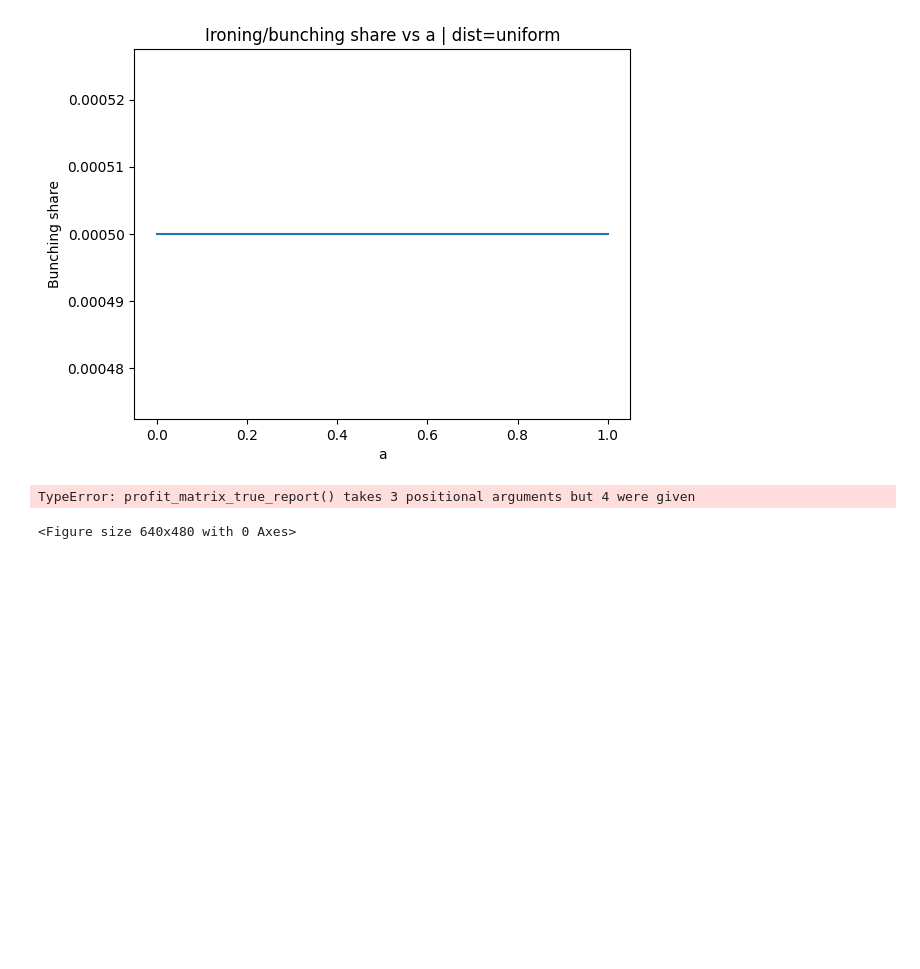
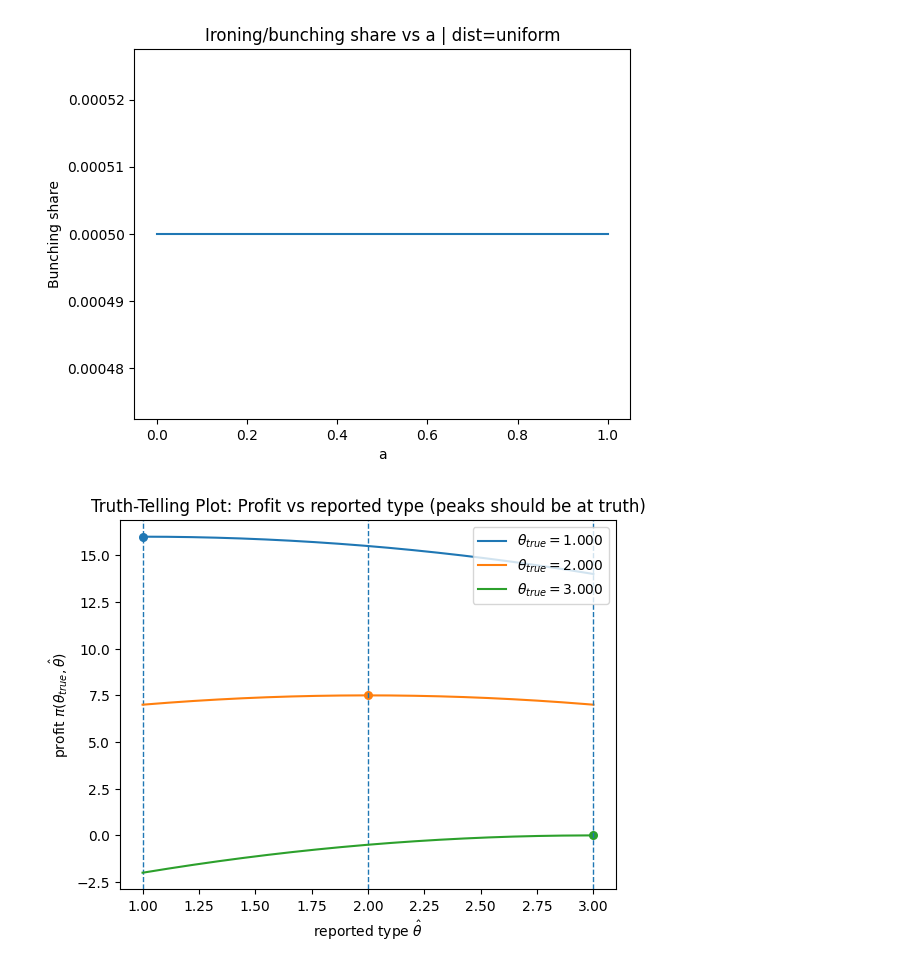
Before and after one commit to Julian-R02/Python-Assignment-, a Jupyter notebook: Replication.ipynb, the cells around one changed output. Cells and saved outputs as stored; diff of their text form; code cells hidden in the pictures; blank space fills up the shorter version.

```diff
--- a/Replication.ipynb
+++ b/Replication.ipynb
@@ -1191,9 +1119,0 @@ def truth_telling_profit_plot(policy, theta_grid, cost_params, true_types=None,
-# %%
-truth_telling_profit_plot(
-    policy=out,
-    theta_grid=theta_grid,
-    cost_params=cost_params
-)
-# %% [output]
-TypeError: profit_matrix_true_report() takes 3 positional arguments but 4 were given
-<Figure size 640x480 with 0 Axes>
@@ -1199,0 +1175,8 @@ TypeError: profit_matrix_true_report() takes 3 positional arguments but 4 were g
+# %%
+truth_telling_profit_plot_from_matrix(
+    policy=out,
+    theta_grid=theta_grid,
+    cost_params=cost_params
+)
+# %% [output]
+[figure, added]
```
Also changed, not shown: parts of 3 cells of this notebook.
